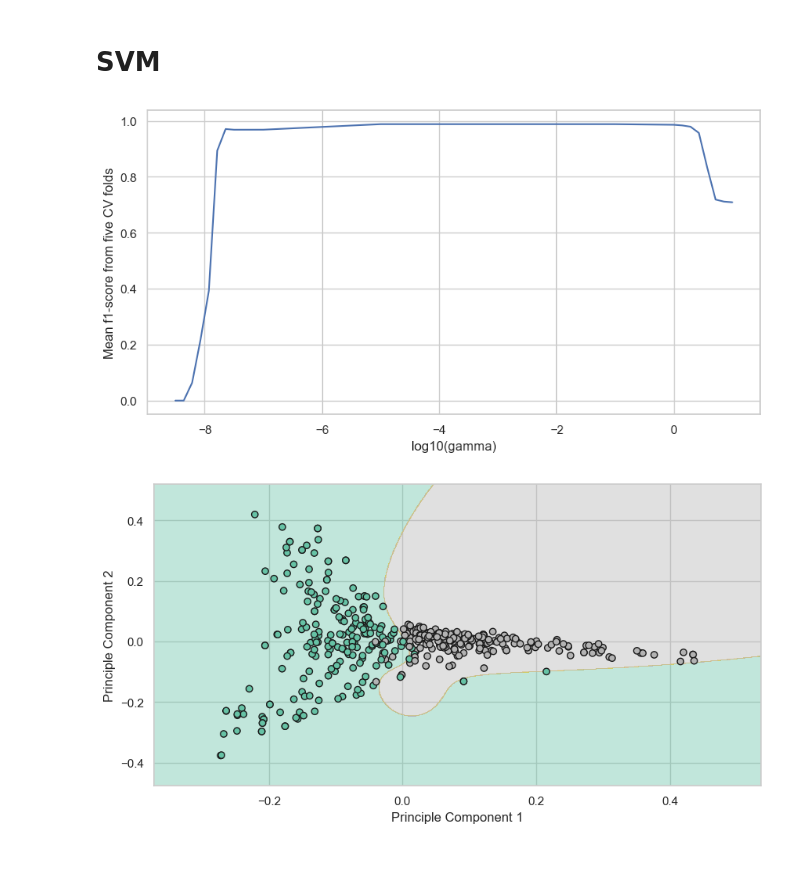
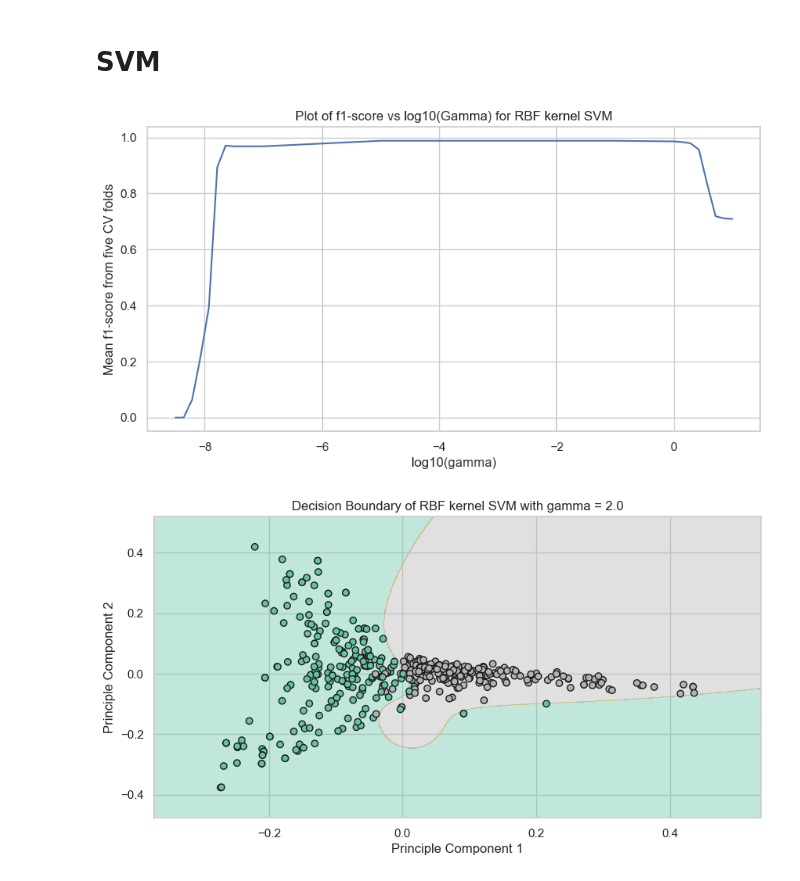
Before and after one commit to mattalajas/Assignment-3-Group-11, a Jupyter notebook: Model_Classification.ipynb, the cells around one changed output. Saved outputs shown, nothing was run; the diff lists cells and outputs as text; code cells hidden in the pictures.

Commit message:
Added title

```diff
--- a/Model_Classification.ipynb
+++ b/Model_Classification.ipynb
@@ -143,6 +143,8 @@ from sklearn import svm
 
 np.random.seed(10)
 
+
+# CV evaluating effect of gamma on f1-score performance
 hyp_arr = np.empty(shape=(20,2))
 
 grange1 = np.logspace(-8.5, -7.5, num = 8)
@@ -171,7 +173,10 @@ for g in grange3:
 
 
 hyp_df = pd.DataFrame(hyp_arr, columns=["Mean f1-score from five CV folds", "log10(gamma)"])
-sns.lineplot(hyp_df, x="log10(gamma)", y="Mean f1-score from five CV folds")
+hyp_ax = sns.lineplot(hyp_df, x="log10(gamma)", y="Mean f1-score from five CV folds")
+hyp_ax.set_title("Plot of f1-score vs log10(Gamma) for Hard-margin RBF kernel SVM")
+
+
 
 
 # Using non-PCA data.
@@ -181,35 +186,36 @@ rbf_svc.fit(prep_X_train,Y_train)
 preds = rbf_svc.predict(prep_X_test)
 score = rbf_svc.score(prep_X_test, Y_test)
 
 
 
 
 # Using PCA data to train and plot decision boundaries.
 pca_transformer = PCA(n_components=2)
 pca_transformer.fit(prep_X_train)
 vector = pca_transformer.transform(prep_X_train)
 pca_X_train = pd.DataFrame(vector, index=prep_X_train.index, columns=["x1", "x2"])
 
 vector = pca_transformer.transform(prep_X_test)
 pca_X_test = pd.DataFrame(vector, index=prep_X_test.index, columns=["x1", "x2"])
 
 rbf_svc.fit(pca_X_train,Y_train)
 
 preds = rbf_svc.predict(pca_X_test)
 score = rbf_svc.score(pca_X_test, Y_test)
 
 
 
 # Print PCA decision boundaries.
 
 disp = DecisionBoundaryDisplay.from_estimator(rbf_svc, pca_X_train, response_method="predict",
                                               alpha=0.4, cmap="Set2", grid_resolution=1000, eps=0.1,
                                               xlabel="Principle Component 1", ylabel="Principle Component 2")
 disp.ax_.scatter(pca_X_train["x1"], pca_X_train["x2"], c=Y_train, edgecolor="k", cmap="Set2")
+disp.ax_.set_title("Decision Boundary of Hard-margin RBF kernel SVM with gamma = 2.0")
 plt.show()
 # %% [output]
-[figure, old version]
+[figure, new version]
-[figure, old version]
+[figure, new version]
 # %%
 hyp_log = []
 scores = []
```
Also changed, not shown: parts of 3 cells of this notebook.
